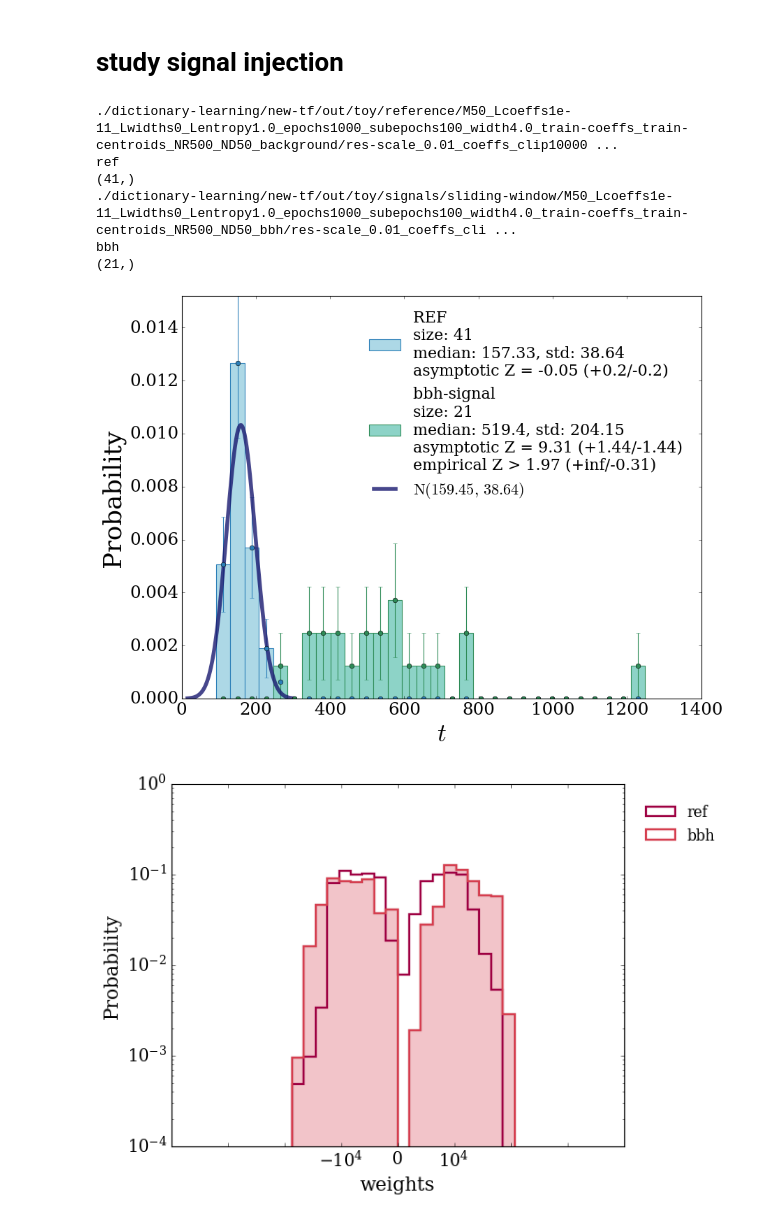
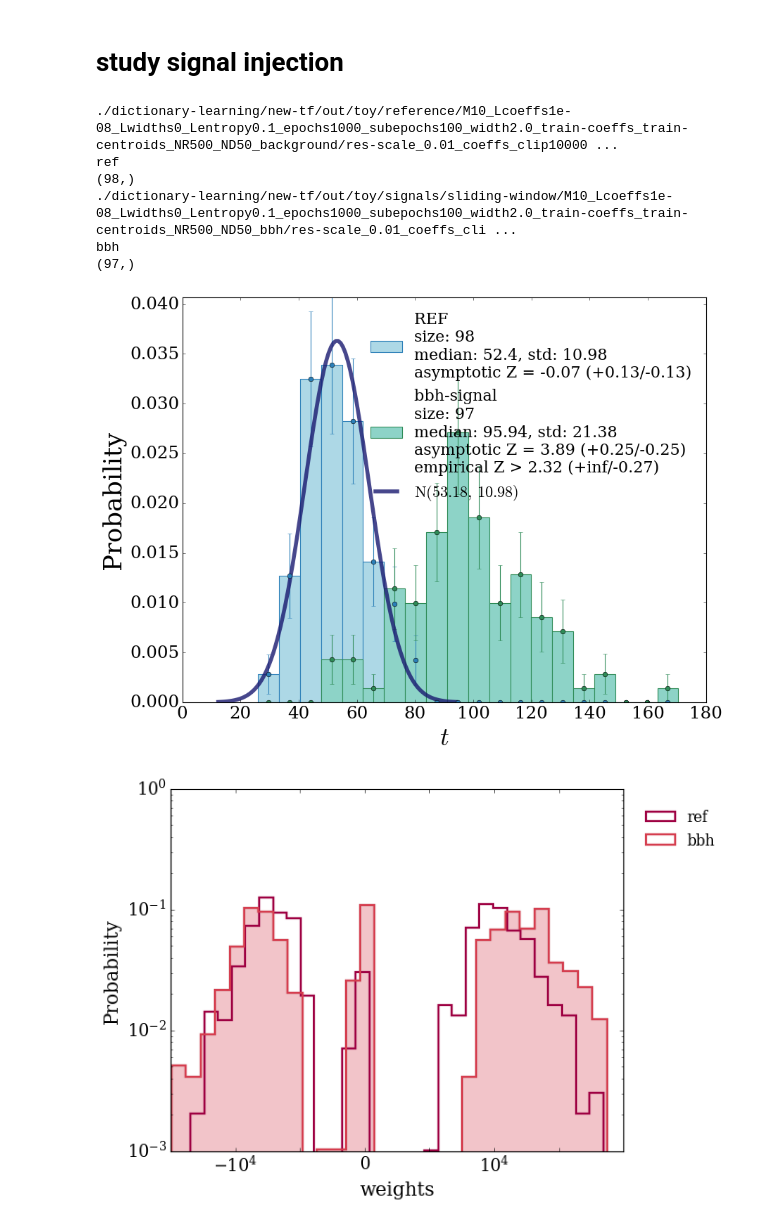
Before and after one commit to GaiaGrosso/NPLM-GWAK, a Jupyter notebook: analyse-output_dict-learning.ipynb, the cells around one changed output. Cells and saved outputs as stored; diff of their text form; code cells hidden in the pictures.

```diff
--- a/analyse-output_dict-learning.ipynb
+++ b/analyse-output_dict-learning.ipynb
@@ -59,17 +59,17 @@ def read_all(folders):
             else: continue
 
             if coeffs_history[label].shape[0]==0:
-                coeffs_history[label]= np.expand_dims(np.load(sub_f+'/coeffs_history.npy')[-2:-1], axis=0)
-                centroids_history[label]= np.expand_dims(np.load(sub_f+'/centroids_history.npy')[-2:-1], axis=0)
-                widths_history[label]= np.expand_dims(np.load(sub_f+'/widths_history.npy')[-2:-1], axis=0)
-                loss_history[label]= np.expand_dims(np.load(sub_f+'/loss_history.npy')[-2:-1], axis=0)
-                loss_nplm_history[label]= np.expand_dims(np.load(sub_f+'/nplm_loss_history.npy')[-2:-1], axis=0)
+                coeffs_history[label]= np.expand_dims(np.load(sub_f+'/coeffs_history.npy'), axis=0)
+                centroids_history[label]= np.expand_dims(np.load(sub_f+'/centroids_history.npy'), axis=0)
+                widths_history[label]= np.expand_dims(np.load(sub_f+'/widths_history.npy'), axis=0)
+                loss_history[label]= np.expand_dims(np.load(sub_f+'/loss_history.npy'), axis=0)
+                loss_nplm_history[label]= np.expand_dims(np.load(sub_f+'/nplm_loss_history.npy'), axis=0)
             else:
-                coeffs_history[label]= np.concatenate((coeffs_history[label], np.expand_dims(np.load(sub_f+'/coeffs_history.npy')[-2:-1], axis=0)))
-                centroids_history[label]= np.concatenate((centroids_history[label], np.expand_dims(np.load(sub_f+'/centroids_history.npy')[-2:-1], axis=0)))
-                widths_history[label]= np.concatenate((widths_history[label], np.expand_dims(np.load(sub_f+'/widths_history.npy')[-2:-1], axis=0)))
-                loss_history[label]= np.concatenate((loss_history[label], np.expand_dims(np.load(sub_f+'/loss_history.npy')[-2:-1], axis=0)))
-                loss_nplm_history[label]= np.concatenate((loss_nplm_history[label], np.expand_dims(np.load(sub_f+'/nplm_loss_history.npy')[-2:-1], axis=0)))
+                coeffs_history[label]= np.concatenate((coeffs_history[label], np.expand_dims(np.load(sub_f+'/coeffs_history.npy'), axis=0)))
+                centroids_history[label]= np.concatenate((centroids_history[label], np.expand_dims(np.load(sub_f+'/centroids_history.npy'), axis=0)))
+                widths_history[label]= np.concatenate((widths_history[label], np.expand_dims(np.load(sub_f+'/widths_history.npy'), axis=0)))
+                loss_history[label]= np.concatenate((loss_history[label], np.expand_dims(np.load(sub_f+'/loss_history.npy'), axis=0)))
+                loss_nplm_history[label]= np.concatenate((loss_nplm_history[label], np.expand_dims(np.load(sub_f+'/nplm_loss_history.npy'), axis=0)))
         print(t_dict[label].shape)
     return t_dict, coeffs_history, centroids_history, widths_history, loss_history, loss_nplm_history
 
@@ -406,7 +397,7 @@ for k in list(t_dict.keys()):
     fig.patch.set_facecolor('white')
     ax= fig.add_axes([0.1, 0.1, 0.85, 0.8])
     df = np.around(np.mean(t),2)#np.around(np.quantile(t, 0.5), 2)
-    xmin, xmax, nbins = -20, 1000, 30
+    xmin, xmax, nbins = -20, 1000, 60
     bins      = np.linspace(xmin, xmax, nbins+1)
     binswidth = (xmax-xmin)*1./nbins
     print(k)
@@ -451,12 +442,11 @@ for k in list(t_dict.keys()):
     ymax=None
     if ymax !=None:
         plt.ylim(0., ymax)
-    plt.savefig('%s/%s/ref-distributions.pdf'%(folder_root, k))
+    plt.savefig('%s/ref-distributions.pdf'%(folders[k]))
     plt.show()
     plt.close(fig)
 
     t_evolution = -2*loss_nplm_history[k]
     t_evolution = t_evolution[~np.any(np.isnan(t_evolution), axis=1)]
-    Plot_Percentiles_ref(t_evolution, df=np.around(df, 2), patience=25, wc=None, ymax=np.around(df, 0)*3, ymin=0, save=True, save_path='%s/%s/'%(folder_root, k), file_name='evolution_df%i'%(int(np.around(df, 0))))
-    #Plot_Percentiles_ref(t_evolution, df=M*5+M, patience=5, wc=None, ymax=(M*2*5+M)*3, ymin=0, save=True, save_path='%s/%s/'%(folder_root, k), file_name='evolution_df%i'%(M*5+M))
+    Plot_Percentiles_ref(t_evolution, df=np.around(df, 2), patience=25, wc=None, ymax=np.around(df, 0)*3, ymin=0, save=True, save_path='%s/'%(folders[k]), file_name='evolution_df%i'%(int(np.around(df, 0))))
 # %% [output]
@@ -499,14 +643,20 @@ folders = {
+# %%
+# 2D
+folders = {
+   'ref': './dictionary-learning/new-tf/out/toy/reference/2Dbbh/M10_Lcoeffs0.001_Lwidths0_Lentropy0.01_epochs1000_subepochs100_width0.5_train-coeffs_train-centroids_NR500_ND50_background/res-scale_0.01_coeffs_clip1000000.0/',
+   'bbh': './dictionary-learning/new-tf/out/toy/signals/2Dbbh//M10_Lcoeffs0.001_Lwidths0_Lentropy0.01_epochs1000_subepochs100_width0.5_train-coeffs_train-centroids_NR500_ND50_bbh/res-scale_0.01_coeffs_clip1000000.0/',
+   }
 # %%
 # read from folders
 #t_dict = read_t(folders)
 t_dict, coeffs_history, centroids_history, widths_history, loss_history, loss_nplm_history = read_all(folders)
 # %% [output]
-./dictionary-learning/new-tf/out/toy/reference/M50_Lcoeffs1e-11_Lwidths0_Lentropy1.0_epochs1000_subepochs100_width4.0_train-coeffs_train-centroids_NR500_ND50_background/res-scale_0.01_coeffs_clip10000 ...
+./dictionary-learning/new-tf/out/toy/reference/M10_Lcoeffs1e-08_Lwidths0_Lentropy0.1_epochs1000_subepochs100_width2.0_train-coeffs_train-centroids_NR500_ND50_background/res-scale_0.01_coeffs_clip10000 ...
 ref
-(41,)
-./dictionary-learning/new-tf/out/toy/signals/sliding-window/M50_Lcoeffs1e-11_Lwidths0_Lentropy1.0_epochs1000_subepochs100_width4.0_train-coeffs_train-centroids_NR500_ND50_bbh/res-scale_0.01_coeffs_cli ...
+(98,)
+./dictionary-learning/new-tf/out/toy/signals/sliding-window/M10_Lcoeffs1e-08_Lwidths0_Lentropy0.1_epochs1000_subepochs100_width2.0_train-coeffs_train-centroids_NR500_ND50_bbh/res-scale_0.01_coeffs_cli ...
 bbh
-(21,)
+(97,)
 # %%
 t1 = t_dict['ref']
 t1 = t1[~np.isnan(t1)]
@@ -521,21 +671,17 @@ for k in list(t_dict.keys()):
         continue
     plot_2distribution_NormRef(t1, t2, mu=np.mean(t1),std= np.std(t1),
                                      xmin=np.min(t1), xmax=np.max(t2), #ymax=0.03,
-                                     nbins=30, save=True, output_path=folder,
+                                     nbins=20, save=True, output_path=folder,
                                      label1='REF', label2='%s-signal'%(k), save_name='%s-signal'%(k), print_Zscore=True)
     i+=1
 # %% [output]
-[figure, old version]
+[figure, new version]
 # %%
 colors = ['#9e0142','#d53e4f','#f46d43','#fdae61','#fee08b','#e6f598','#abdda4','#66c2a5','#3288bd','#5e4fa2', 'darkblue', 'midnightblue']
 plt.rcParams["font.family"] = "serif"
 plt.style.use('classic')
 
-xmin, xmax, nbins = -31000, 31000, 30
-bins      = np.linspace(xmin, xmax, nbins+1)
 
-binswidth = (xmax-xmin)*1./nbins
-x=0.5*(bins[1:]+bins[:-1])
 i=0
 N=len(list(t_dict.keys()))
 for k in list(t_dict.keys()):
@@ -554,37 +700,39 @@ for k in list(t_dict.keys()):
             continue
         t=coeffs_history[k][:, -1, :].reshape((-1,))
         t=t[~np.isnan(t)]
-
+        xmin, xmax, nbins = np.min(t), np.max(t), 30
+        bins      = np.linspace(xmin, xmax, nbins+1)
+        binswidth = (xmax-xmin)*1./nbins
+        x=0.5*(bins[1:]+bins[:-1])
         plt.hist(t, bins=bins, histtype='step', color=colors[i],
                  label=k,lw=2, weights=np.ones_like(t)*1./(t.shape[0])
                 )
         if k!='ref':
             plt.hist(t, bins=bins, histtype='stepfilled', color=colors[i], alpha=0.3,
                  lw=2, weights=np.ones_like(t)*1./(t.shape[0])
                     )
         i+=1
     font = font_manager.FontProperties(family='serif', size=14)
     plt.legend(prop=font, ncol=1, loc='upper left', frameon=False, bbox_to_anchor=(1.02, 0.98)
               )
     plt.xlabel(r'weights', fontsize=18, fontname="serif")
 
     plt.ylabel('Probability', fontsize=18, fontname="serif")
     plt.yticks(fontsize=16, fontname="serif")
     plt.xticks(fontsize=16, fontname="serif")
     plt.yscale('log')
     #
     #plt.gca().xaxis.set_major_formatter(mpl.ticker.ScalarFormatter())
     #plt.gca().xaxis.set_minor_formatter(mpl.ticker.NullFormatter())
     ax.get_xaxis().set_major_formatter(mpl.ticker.LogFormatterSciNotation(base=10, minor_thresholds=(200000, 200000),  labelOnlyBase=False))
     #ax.ticklabel_format(axis='both', style='sci',)
     #plt.xlim(-321, 321)
     #plt.ylim(0.001, 1)
     #ax.set_xscale('log')
-    #plt.savefig('%s/all_weights_width%s_sig.pdf'%(folders['ref'], width))
     plt.savefig('%s/all_weights.pdf'%(folder))
     plt.show()
 # %% [output]
-[figure, old version]
+[figure, new version]
 # %%
 labels_vars=["H background-like", "L background-like", "H BBH-like",
         "L BBH-like", "H Glitch-like", "L Glitch-like", "H SG lf - like",
```
Also changed, not shown: parts of 7 cells of this notebook.
